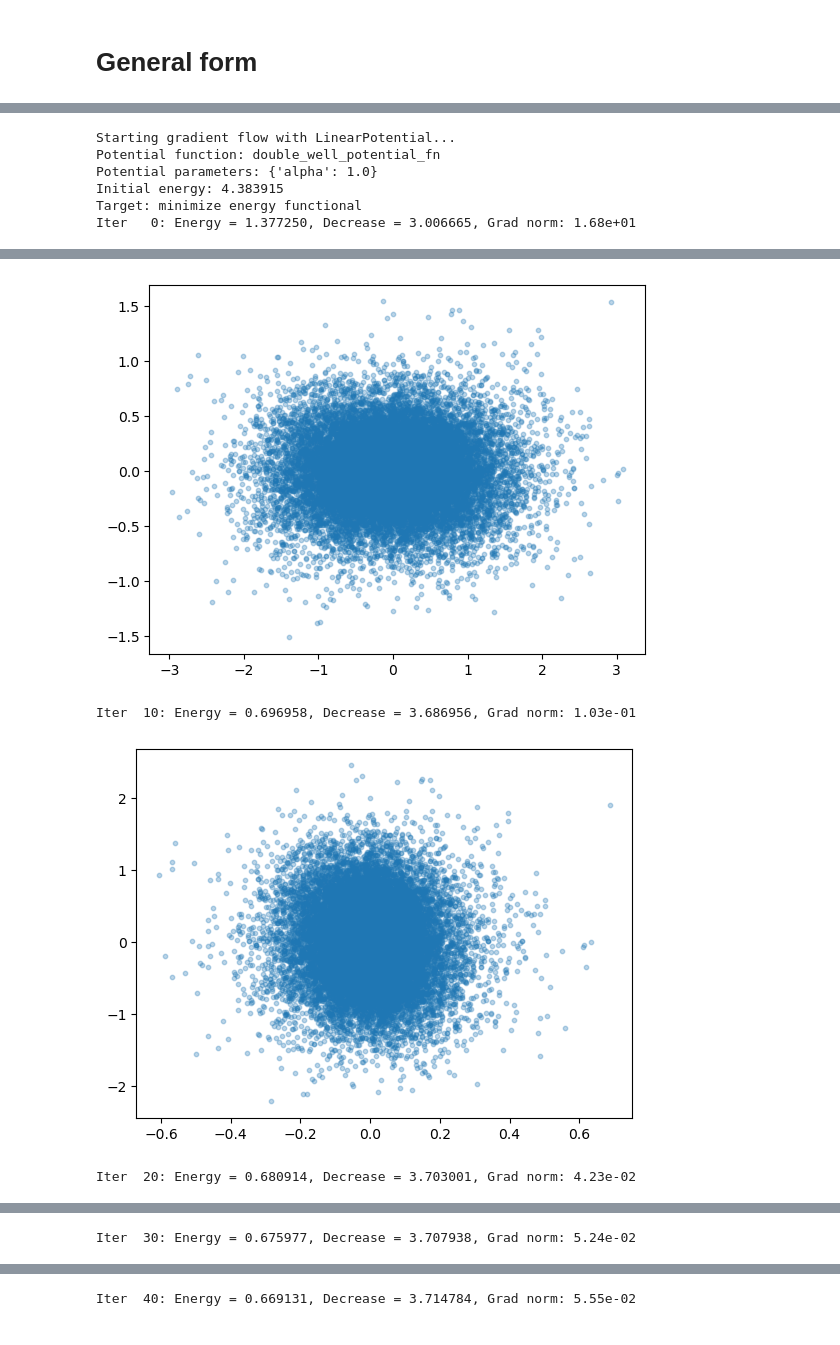
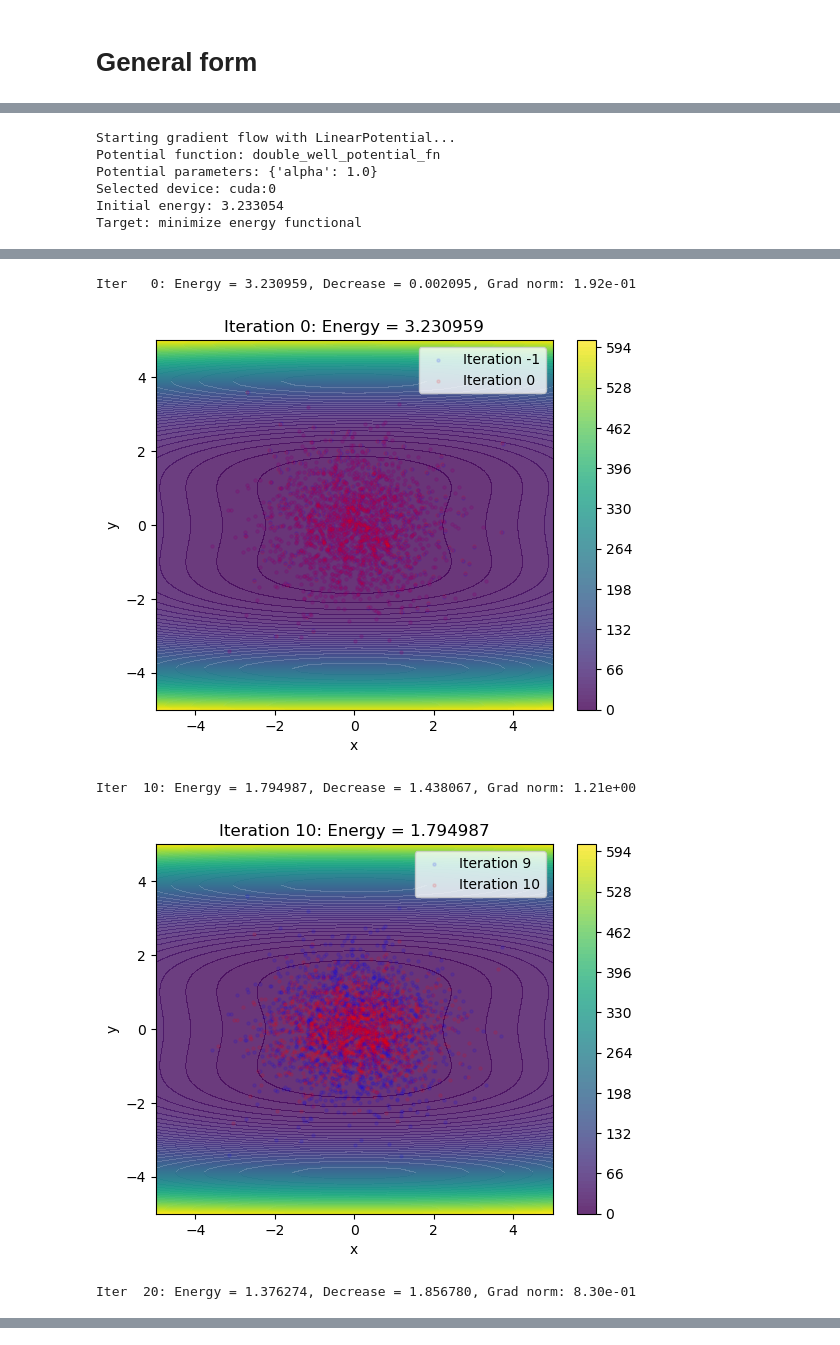
Before and after one commit to SebasGutHdz/Parametric_BV_Hamiltonian, a Jupyter notebook: ODE_solvers/test_nnx.ipynb, the cells around one changed output, grey strips where cells are left out. Drawn from its saved outputs; the diff is of its cells as text; code cells hidden in the pictures.

```diff
--- a/ODE_solvers/test_nnx.ipynb
+++ b/ODE_solvers/test_nnx.ipynb
@@ -875,4 +341,14 @@ visualize_gradient_flow_results(quadratic_results)
 # %%
+# Gradient flow parameters
+h = 1e-2 # Time step size
+max_iterations = 100
+tolerance = 1e-6
+n_samples = 2_000  # Monte Carlo sample size
+
+
+key = jax.random.PRNGKey(0)
+rngs = nnx.Rngs(key)
+
 # Create NODE model
 gradient_flow_model = MLP(din=2, num_layers=1, width_layers=32, dout=2,
                          activation_fn="tanh", rngs=rngs)
@@ -881,18 +357,36 @@ gradient_flow_node = NeuralODE(
     time_dependent=False,
     dt0=0.1,
 )
+
+# Set parameters to be very small (near zero)
+_, initial_params = nnx.split(gradient_flow_node)
+scale_factor = 1e-2  # Small scaling to keep near identity
+
+# Scale all parameters to be small
+small_params = jax.tree.map(lambda p: p * scale_factor, initial_params)
+
+# Merge back into the node
+graphdef, _ = nnx.split(gradient_flow_node)
+gradient_flow_node = nnx.merge(graphdef, small_params)
+
+# Generate reference samples from λ = N(0, I)
+key, subkey = jax.random.split(key)
+z_samples = jax.random.normal(subkey, (n_samples, 2))
+
+G_mat_flow = G_matrix(gradient_flow_node)
+
+potential = potentials['double_well']
 # %%
-# Test double-well potential (should split into two modes)
+
 double_well_results = run_gradient_flow(
     gradient_flow_node, z_samples, G_mat_flow,
-    potentials['double_well'],
-    use_regularization=False,
-    h=0.1, max_iterations=50
+    potential,
+    h=h, max_iterations=max_iterations, tolerance=tolerance
 )
 # %% [output]
 Starting gradient flow with LinearPotential...
 Potential function: double_well_potential_fn
 Potential parameters: {'alpha': 1.0}
-Initial energy: 4.383915
+Selected device: cuda:0
+Initial energy: 3.233054
 Target: minimize energy functional
-Iter   0: Energy = 1.377250, Decrease = 3.006665, Grad norm: 1.68e+01
@@ -899,4 +394,5 @@ Iter   0: Energy = 1.377250, Decrease = 3.006665, Grad norm: 1.68e+01
+Iter   0: Energy = 3.230959, Decrease = 0.002095, Grad norm: 1.92e-01
-[figure, old version]
+[figure, new version]
-Iter  10: Energy = 0.696958, Decrease = 3.686956, Grad norm: 1.03e-01
+Iter  10: Energy = 1.794987, Decrease = 1.438067, Grad norm: 1.21e+00
-[figure, old version]
+[figure, new version]
-Iter  20: Energy = 0.680914, Decrease = 3.703001, Grad norm: 4.23e-02
+Iter  20: Energy = 1.376274, Decrease = 1.856780, Grad norm: 8.30e-01
@@ -904 +399,0 @@ Iter  20: Energy = 0.680914, Decrease = 3.703001, Grad norm: 4.23e-02
-Iter  30: Energy = 0.675977, Decrease = 3.707938, Grad norm: 5.24e-02
@@ -906 +401,0 @@ Iter  30: Energy = 0.675977, Decrease = 3.707938, Grad norm: 5.24e-02
-Iter  40: Energy = 0.669131, Decrease = 3.714784, Grad norm: 5.55e-02
```
Also changed, not shown: parts of 25 cells of this notebook, 6 other files.
